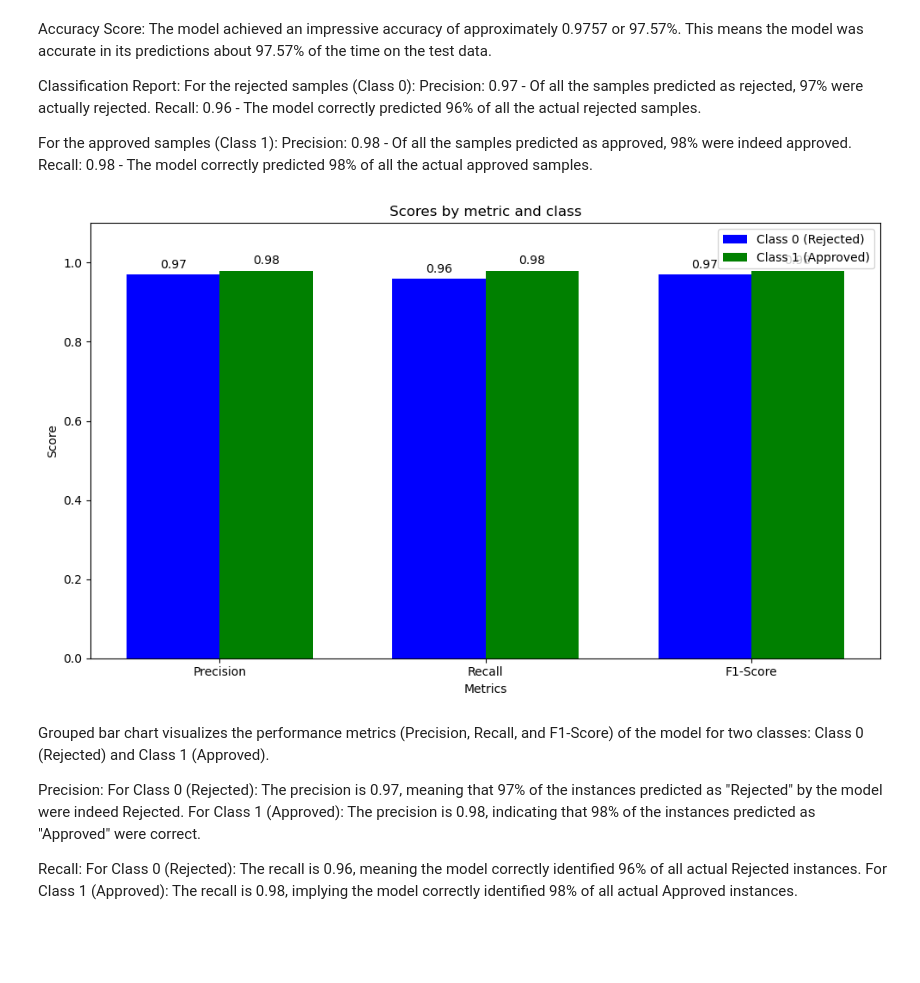
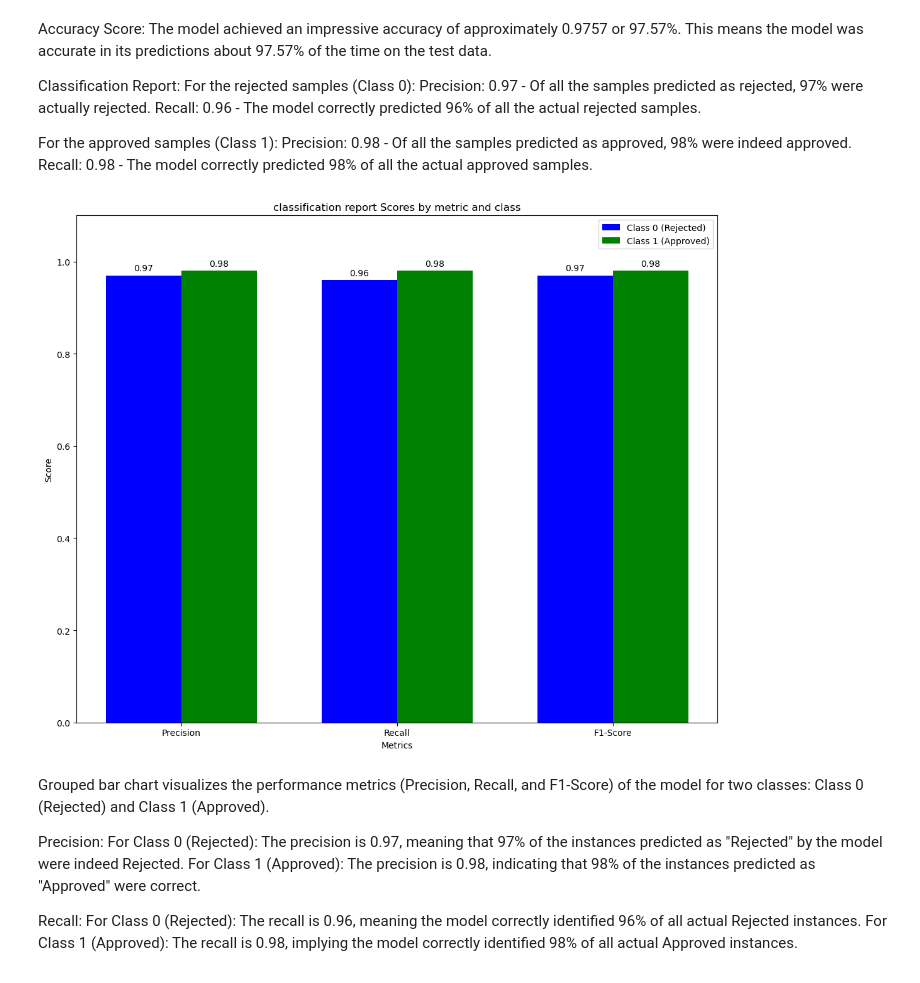
Before and after one commit to ArminaCA/finalproject, a Jupyter notebook: DA_ML.ipynb, the cells around one changed output. Drawn from its saved outputs; the diff is of its cells as text; code cells hidden in the pictures; blank space fills up the shorter version.

```diff
--- a/DA_ML.ipynb
+++ b/DA_ML.ipynb
@@ -230,33 +230,33 @@ Recall: 0.98 - The model correctly predicted 98% of all the actual approved samp
 # %%
 # Metrics from the classification report
 labels = ['Precision', 'Recall', 'F1-Score']
 class_0 = [0.97, 0.96, 0.97]  # Values for Class 0
 class_1 = [0.98, 0.98, 0.98]  # Values for Class 1
 
 x = np.arange(len(labels))  # the label locations
 width = 0.35  # the width of the bars
 
-fig, ax = plt.subplots(figsize=(10,6))
+fig, ax = plt.subplots(figsize=(11,9))
 rects1 = ax.bar(x - width/2, class_0, width, label='Class 0 (Rejected)', color='blue')
 rects2 = ax.bar(x + width/2, class_1, width, label='Class 1 (Approved)', color='green')
 
 # labels, title and custom x-axis tick labels, etc.
 ax.set_xlabel('Metrics')
 ax.set_ylabel('Score')
-ax.set_title('Scores by metric and class')
+ax.set_title('classification report Scores by metric and class')
 ax.set_xticks(x)
 ax.set_xticklabels(labels)
 ax.legend()
 ax.set_ylim([0, 1.1])
 
 ax.bar_label(rects1, padding=3)
 ax.bar_label(rects2, padding=3)
 
 fig.tight_layout()
 
 plt.show()
 # %% [output]
-[figure, old version]
+[figure, new version]
 # %% [markdown]
 Grouped bar chart visualizes the performance metrics (Precision, Recall, and F1-Score) of the model for two classes: Class 0 (Rejected) and Class 1 (Approved).
 
```
Also changed, not shown: parts of 2 cells of this notebook.
